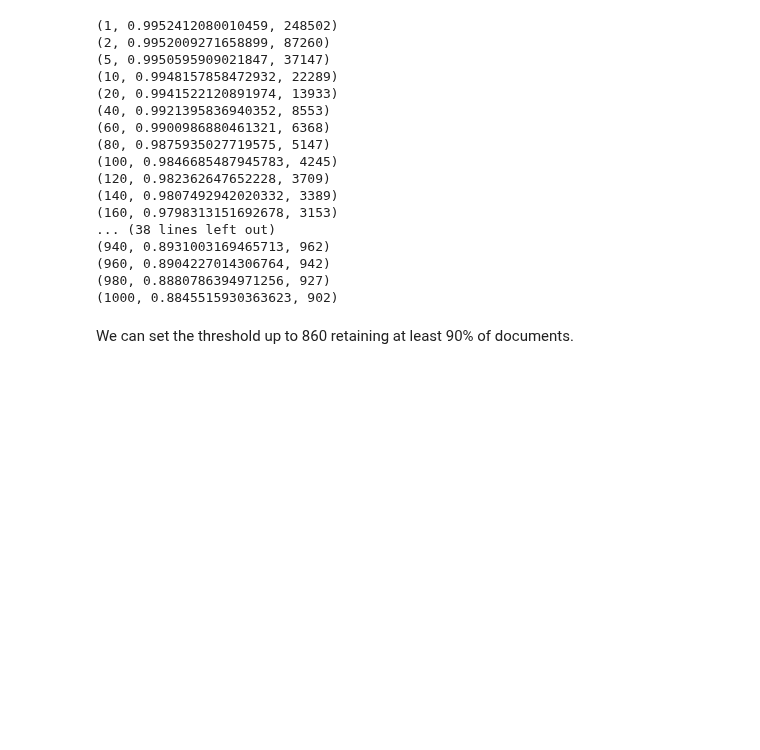
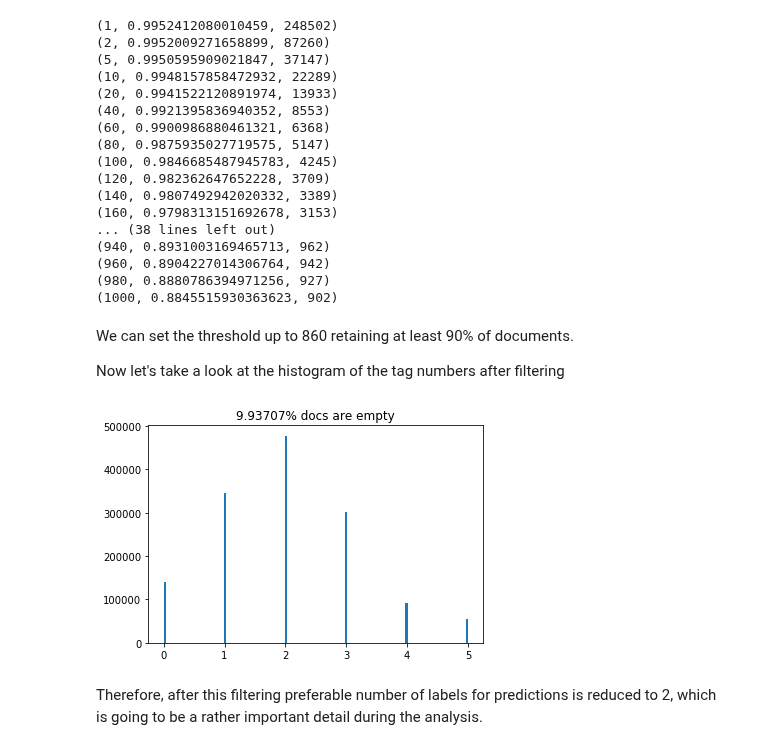
Before and after one commit to Lextal/medium-upvote-prediction, a Jupyter notebook: analysis/TagPrediction-EDA.ipynb, the cells around one changed output. Cells and saved outputs as stored; diff of their text form; code cells hidden in the pictures; blank space fills up the shorter version.

Commit message:
analysis has just became great again

```diff
--- a/analysis/TagPrediction-EDA.ipynb
+++ b/analysis/TagPrediction-EDA.ipynb
@@ -225,3 +225,21 @@ for k in list(zip(thresholds, perc, counts)):
 (1000, 0.8845515930363623, 902)
 # %% [markdown]
 We can set the threshold up to 860 retaining at least 90% of documents.
+
+Now let's take a look at the histogram of the tag numbers after filtering
+# %%
+th = 860
+ind = np.where(occurencies >= th)[0]
+filtered_tags = set(tags[ind].tolist())
+n_tags_filt = []
+for doc in tag_sets:
+    k = len([t for t in doc if t in filtered_tags])
+    n_tags_filt.append(k)
+n_tags_filt = np.array(n_tags_filt)
+plt.hist(n_tags_filt, bins='auto')
+plt.title('{0:0.5f}% docs are empty'.format(np.where(n_tags_filt == 0)[0].shape[0] / n_tags_filt.shape[0] * 100))
+plt.show()
+# %% [output]
+[figure, added]
+# %% [markdown]
+Therefore, after this filtering preferable number of labels for predictions is reduced to 2, which is going to be a rather important detail during the analysis.
```
Also changed, not shown: parts of 1 cell of this notebook.
